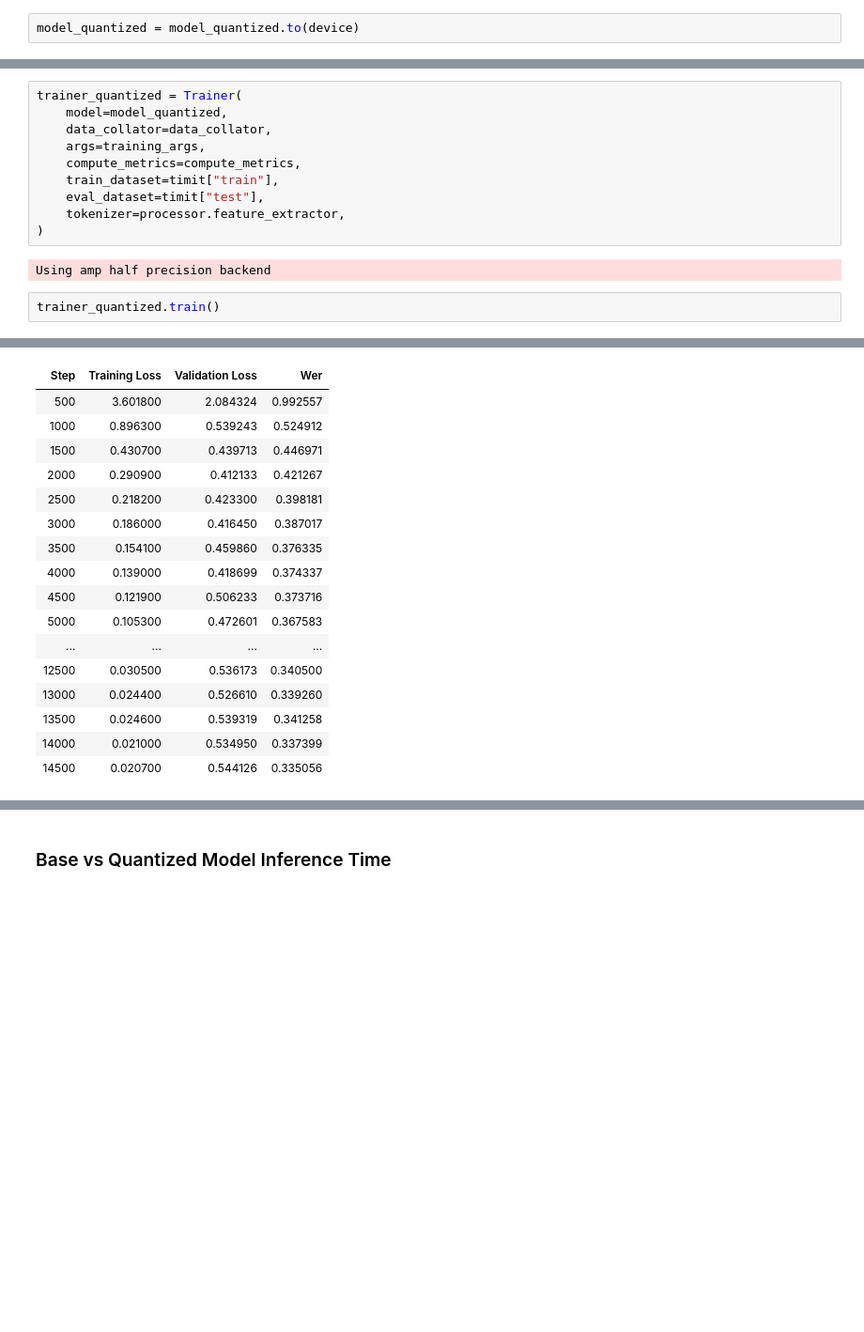
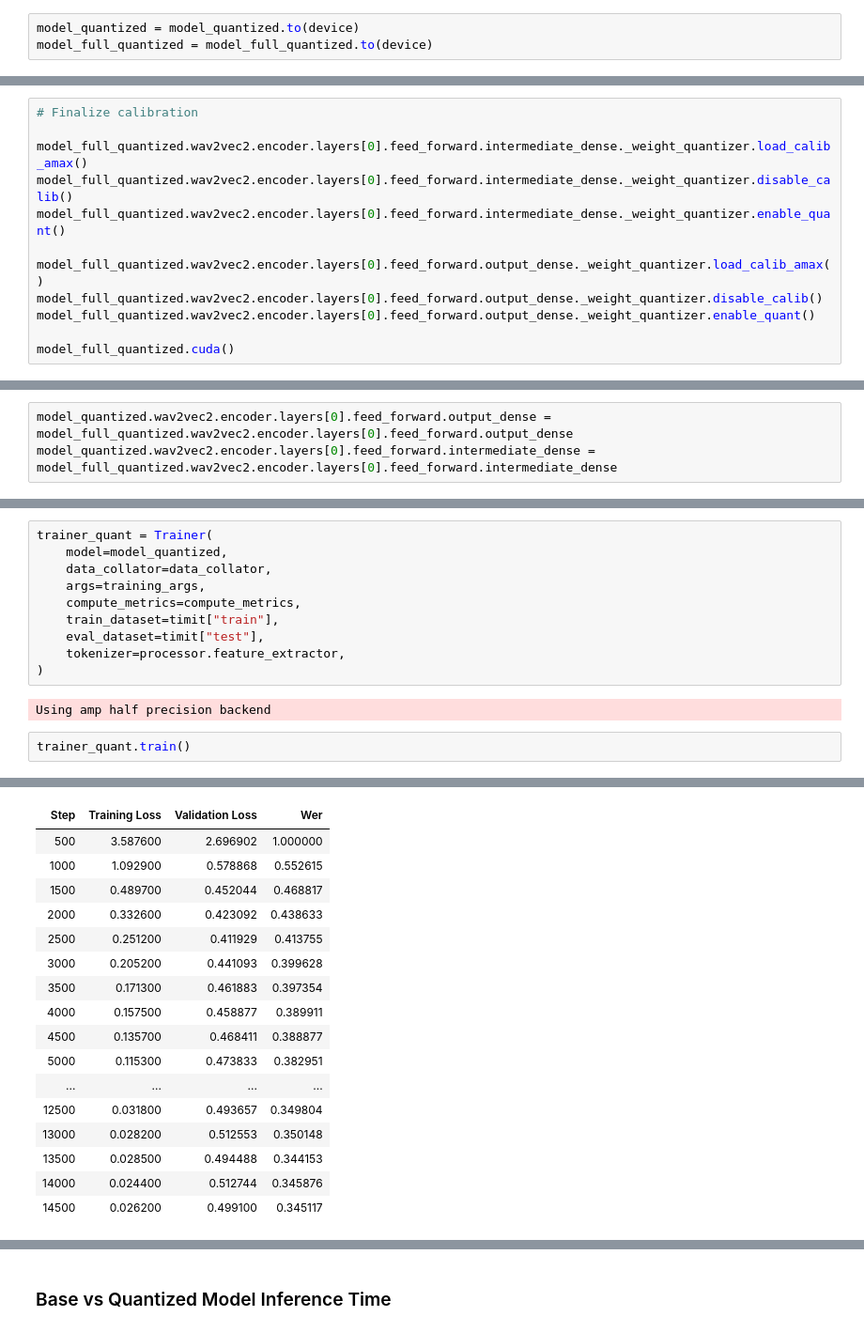
Before and after one commit to kiril-bikov/SpeechBrain_Quant, a Jupyter notebook: QAT_notebooks/wav2vec2_english_asr_GPU.ipynb, the cells around one changed output, grey strips where cells are left out. Shown at 94% size. Drawn from its saved outputs; the diff is of its cells as text; blank space fills up the shorter version.

Commit message:
wav2vec2 qat gpu notebook finalized

```diff
--- a/QAT_notebooks/wav2vec2_english_asr_GPU.ipynb
+++ b/QAT_notebooks/wav2vec2_english_asr_GPU.ipynb
@@ -283,2 +331,3 @@ ModuleList(
 # %%
 model_quantized = model_quantized.to(device)
+model_full_quantized = model_full_quantized.to(device)
@@ -284,0 +346,12 @@ model_quantized = model_quantized.to(device)
+# %%
+# Finalize calibration
+
+model_full_quantized.wav2vec2.encoder.layers[0].feed_forward.intermediate_dense._weight_quantizer.load_calib_amax()
+model_full_quantized.wav2vec2.encoder.layers[0].feed_forward.intermediate_dense._weight_quantizer.disable_calib()
+model_full_quantized.wav2vec2.encoder.layers[0].feed_forward.intermediate_dense._weight_quantizer.enable_quant()
+
+model_full_quantized.wav2vec2.encoder.layers[0].feed_forward.output_dense._weight_quantizer.load_calib_amax()
+model_full_quantized.wav2vec2.encoder.layers[0].feed_forward.output_dense._weight_quantizer.disable_calib()
+model_full_quantized.wav2vec2.encoder.layers[0].feed_forward.output_dense._weight_quantizer.enable_quant()
+
+model_full_quantized.cuda()
@@ -285,2 +384,5 @@ model_quantized = model_quantized.to(device)
+# %%
+model_quantized.wav2vec2.encoder.layers[0].feed_forward.output_dense = model_full_quantized.wav2vec2.encoder.layers[0].feed_forward.output_dense
+model_quantized.wav2vec2.encoder.layers[0].feed_forward.intermediate_dense = model_full_quantized.wav2vec2.encoder.layers[0].feed_forward.intermediate_dense
 # %%
 model_quantized.freeze_feature_encoder()
@@ -327,5 +389,5 @@ Once calibration is finished, we can perform Quantization Aware Training on GPU
 # %%
-trainer_quantized = Trainer(
+trainer_quant = Trainer(
     model=model_quantized,
     data_collator=data_collator,
     args=training_args,
@@ -337,7 +399,7 @@ trainer_quantized = Trainer(
 # %% [output]
 Using amp half precision backend
 # %%
-trainer_quantized.train()
+trainer_quant.train()
 # %% [output]
 The following columns in the training set  don't have a corresponding argument in `Wav2Vec2ForCTC.forward` and have been ignored: input_length. If input_length are not expected by `Wav2Vec2ForCTC.forw ...
 ***** Running training *****
@@ -351,20 +413,20 @@ The following columns in the training set  don't have a corresponding argument i
 | Step | Training Loss | Validation Loss | Wer |
-| 500 | 3.601800 | 2.084324 | 0.992557 |
-| 1000 | 0.896300 | 0.539243 | 0.524912 |
-| 1500 | 0.430700 | 0.439713 | 0.446971 |
-| 2000 | 0.290900 | 0.412133 | 0.421267 |
-| 2500 | 0.218200 | 0.423300 | 0.398181 |
-| 3000 | 0.186000 | 0.416450 | 0.387017 |
-| 3500 | 0.154100 | 0.459860 | 0.376335 |
-| 4000 | 0.139000 | 0.418699 | 0.374337 |
-| 4500 | 0.121900 | 0.506233 | 0.373716 |
-| 5000 | 0.105300 | 0.472601 | 0.367583 |
+| 500 | 3.587600 | 2.696902 | 1.000000 |
+| 1000 | 1.092900 | 0.578868 | 0.552615 |
+| 1500 | 0.489700 | 0.452044 | 0.468817 |
+| 2000 | 0.332600 | 0.423092 | 0.438633 |
+| 2500 | 0.251200 | 0.411929 | 0.413755 |
+| 3000 | 0.205200 | 0.441093 | 0.399628 |
+| 3500 | 0.171300 | 0.461883 | 0.397354 |
+| 4000 | 0.157500 | 0.458877 | 0.389911 |
+| 4500 | 0.135700 | 0.468411 | 0.388877 |
+| 5000 | 0.115300 | 0.473833 | 0.382951 |
 | ... | ... | ... | ... |
-| 12500 | 0.030500 | 0.536173 | 0.340500 |
-| 13000 | 0.024400 | 0.526610 | 0.339260 |
-| 13500 | 0.024600 | 0.539319 | 0.341258 |
-| 14000 | 0.021000 | 0.534950 | 0.337399 |
-| 14500 | 0.020700 | 0.544126 | 0.335056 |
+| 12500 | 0.031800 | 0.493657 | 0.349804 |
+| 13000 | 0.028200 | 0.512553 | 0.350148 |
+| 13500 | 0.028500 | 0.494488 | 0.344153 |
+| 14000 | 0.024400 | 0.512744 | 0.345876 |
+| 14500 | 0.026200 | 0.499100 | 0.345117 |
 The following columns in the evaluation set  don't have a corresponding argument in `Wav2Vec2ForCTC.forward` and have been ignored: input_length. If input_length are not expected by `Wav2Vec2ForCTC.fo ...
 ***** Running Evaluation *****
   Num examples = 1680
```
Also changed, not shown: parts of 61 cells of this notebook, 1 other file.
